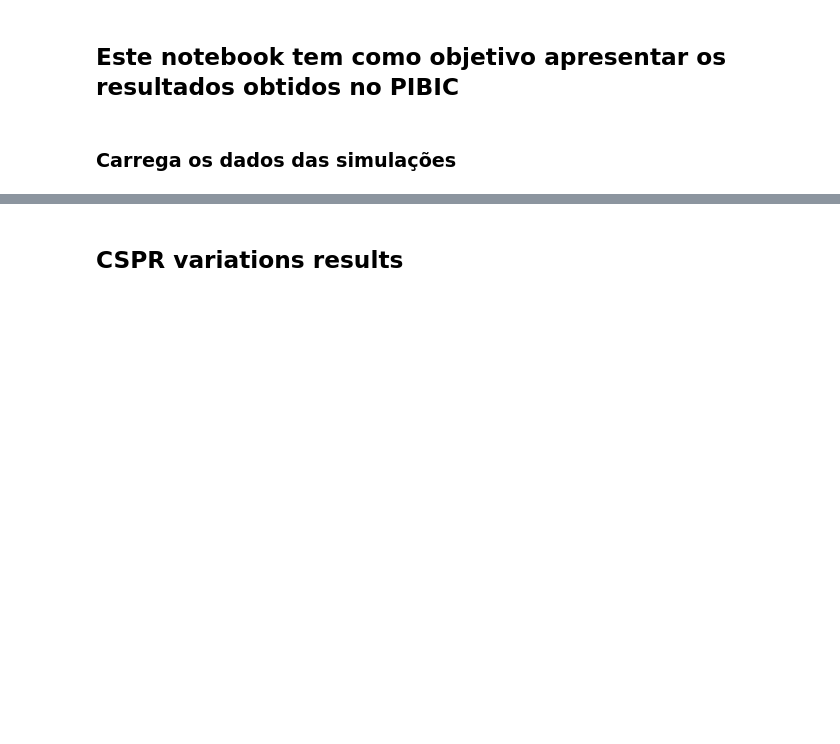
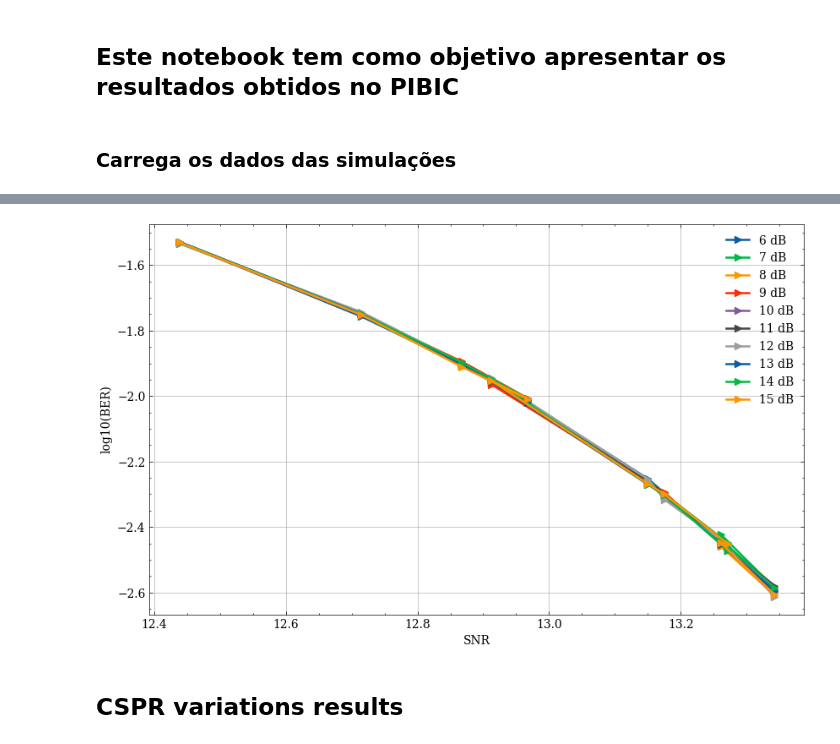
Before and after one commit to silasabs/PIVIC-PIBIC-Comunicacoes-Opticas, a Jupyter notebook: jupyter notebooks/Pibic_Results_PhaseRetrieval.ipynb, the cells around one changed output, grey strips where cells are left out. Drawn from its saved outputs; the diff is of its cells as text; code cells hidden in the pictures; blank space fills up the shorter version.

```diff
--- a/jupyter notebooks/Pibic_Results_PhaseRetrieval.ipynb
+++ b/jupyter notebooks/Pibic_Results_PhaseRetrieval.ipynb
@@ -107,3 +115,25 @@ FO_BER = np.mean([FO_BER_0, FO_BER_1, FO_BER_2, FO_BER_3, FO_BER_4], axis=0)
 FO_SER = np.mean([FO_SER_0, FO_SER_1, FO_SER_2, FO_SER_3, FO_SER_4], axis=0)
 FO_SIR = np.mean([FO_SIR_0, FO_SIR_1, FO_SIR_2, FO_SIR_3, FO_SIR_4], axis=0)
 FO_SNR = np.mean([FO_SNR_0, FO_SNR_1, FO_SNR_2, FO_SNR_3, FO_SNR_4], axis=0)
+# %%
+SNR = CSPR_SNR[2,:] # Valores de SNR para rede convolucional
+qamOrder = 64 # Ordem de modulação
+loPower = np.arange(6,16,1)
+
+BER = np.zeros((len(SNR), len(loPower)))
+
+for ii, indCSPR in enumerate(loPower):
+    print('run CSPR: ', indCSPR)
+    for indSNR in tqdm(range(SNR.size)):
+
+            snrdB = SNR[indSNR]
+            # generate random bits
+            bitsTx   = np.random.randint(2, size=int(np.log2(qamOrder)*1e5))
+            # Map bits to constellation symbols
+            symbTx = modulateGray(bitsTx, qamOrder, 'qam')
+            # Normalize symbols energy to 1
+            symbTx = pnorm(symbTx)
+            # AWGN channel
+            symbRx = awgn(symbTx, snrdB)
+            # BER estimation
+            BER[indSNR, ii], _, _ = fastBERcalc(symbRx, symbTx, qamOrder, 'qam')
@@ -110,3 +151,16 @@ FO_SNR = np.mean([FO_SNR_0, FO_SNR_1, FO_SNR_2, FO_SNR_3, FO_SNR_4], axis=0)
+# %%
+BER[BER==0] = np.nan
+
+plt.figure(figsize=(10,6))
+for ii, indCSPR in enumerate(loPower):
+   plt.plot(10*np.log10(SNR), np.log10(BER[:,ii]), '->', label=str(indCSPR)+' dB')
+
+plt.ylabel('log10(BER)');
+plt.xlabel('SNR');
+plt.legend();
+plt.grid();
+# %% [output]
+[figure, added]
 # %% [markdown]
 ## CSPR variations results
 # %%
```
Also changed, not shown: parts of 2 cells of this notebook.
